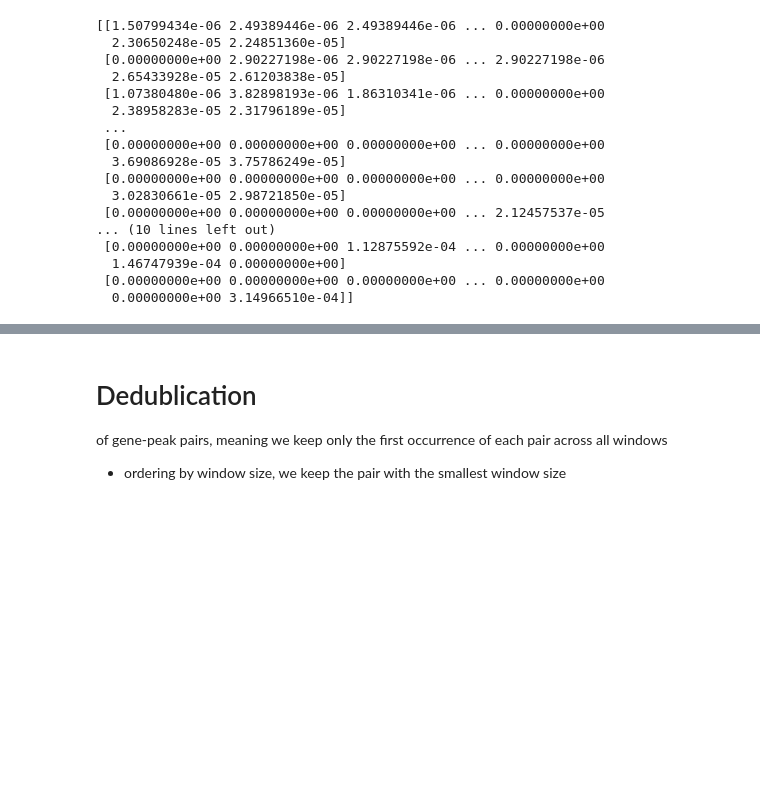
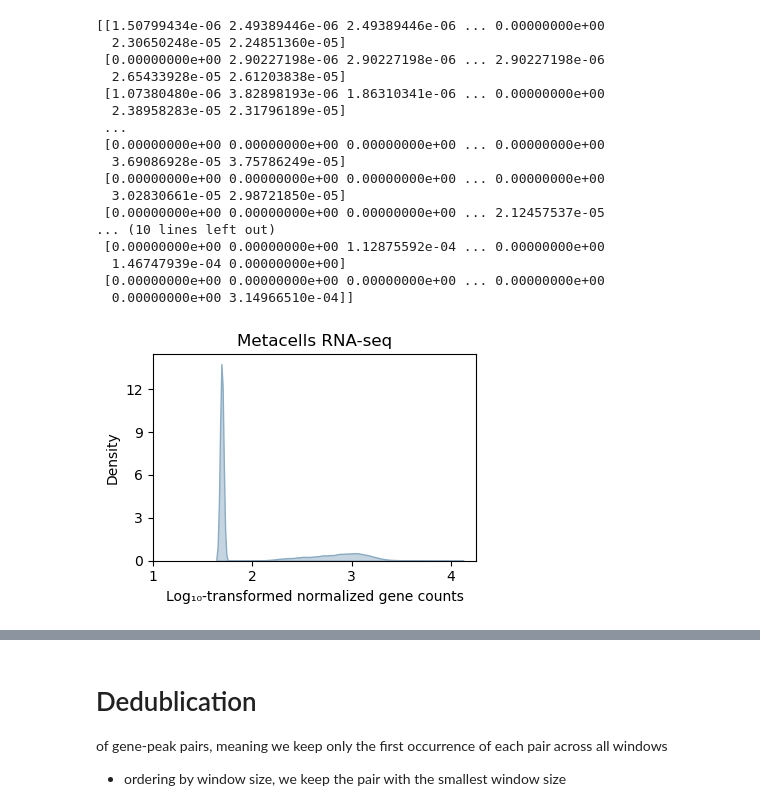
Before and after one commit to smin07/BA, a Jupyter notebook: notebooks/RNA_ATAC_correlation_SEACELL.ipynb, the cells around one changed output, grey strips where cells are left out. Saved outputs shown, nothing was run; the diff lists cells and outputs as text; code cells hidden in the pictures; blank space fills up the shorter version.

```diff
--- a/notebooks/RNA_ATAC_correlation_SEACELL.ipynb
+++ b/notebooks/RNA_ATAC_correlation_SEACELL.ipynb
@@ -38,7 +38,7 @@ def compositional_normalize_adata(adata):
     adata_norm.X = df_norm.values
     return adata_norm
 
-sc_rna_norm = compositional_normalize_adata(sc_rna)
+#sc_rna_norm = compositional_normalize_adata(sc_rna)
 sc_atac_norm = compositional_normalize_adata(sc_atac)
 # %%
 #check dimensions of the data
@@ -122,24 +115,32 @@ print(sc_rna_norm.X)
 # %%
-#Plotting the distribution of the value of the genes across all cell types in a boxplot for RNA data
+import numpy as np
+import scipy.sparse as sp
 import seaborn as sns
 import matplotlib.pyplot as plt
-import numpy as np
 
-P_rna_scaled = np.log10((sc_rna_norm.X+ epsilon_rna)*10000000)
+# Minimum non-zero value
+epsilon_rna = sc_rna_norm.X.data.min() if sp.issparse(sc_rna_norm.X) else sc_rna_norm.X[sc_rna_norm.X > 0].min()
 
-# RNA counts x samples
-P_rna_scaled = P_rna_scaled.T.astype(float)
+# Convert only if sparse
+X = sc_rna_norm.X.toarray() if sp.issparse(sc_rna_norm.X) else sc_rna_norm.X
 
-# convert to long format for seaborn
-P_rna_scaled_plot = pd.DataFrame(P_rna_scaled, columns=sc_rna_norm.obs_names).melt(
-	var_name="celltype",
-	value_name="log_cpm"
+# Log transform (including zeros)
+log_cpm = np.log10((X + epsilon_rna) * 1e7).ravel()
+
+plt.figure(figsize=(4, 3))
+sns.kdeplot(
+    x=log_cpm,
+    fill=True,
+    alpha=0.5,
+    color="#8aabc2"
 )
-#Plotting the distribution of values of the genes across all cell types in a density plot for RNA data
-plt.figure(figsize=(7, 5))
-sns.kdeplot(data=P_rna_scaled_plot, x="log_cpm", common_norm=False, fill=True, alpha=0.5, color="#8aabc2")
+
+plt.xticks(np.arange(1, 5, 1))
+plt.yticks(np.arange(0, 13, 3))
 plt.xlabel("Log₁₀-transformed normalized gene counts")
-plt.title("Density of log10((RNA + min(RNA)) * 10000000) across cell type")
+plt.title("Metacells RNA-seq")
 plt.tight_layout()
-plt.savefig("seaborn_plot.png", dpi=300)
+plt.savefig("seaborn_plot_rna.png", dpi=300)
 plt.show()
+# %% [output]
+[figure, added]
```
Also changed, not shown: parts of 6 cells of this notebook, 4 other files.
